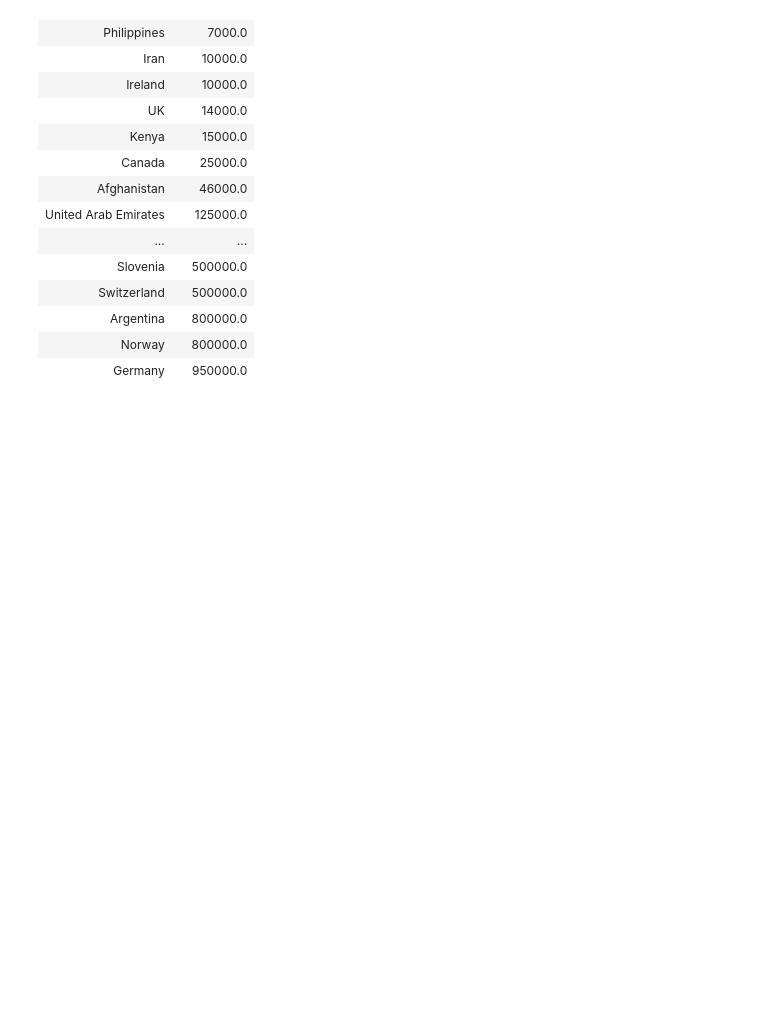
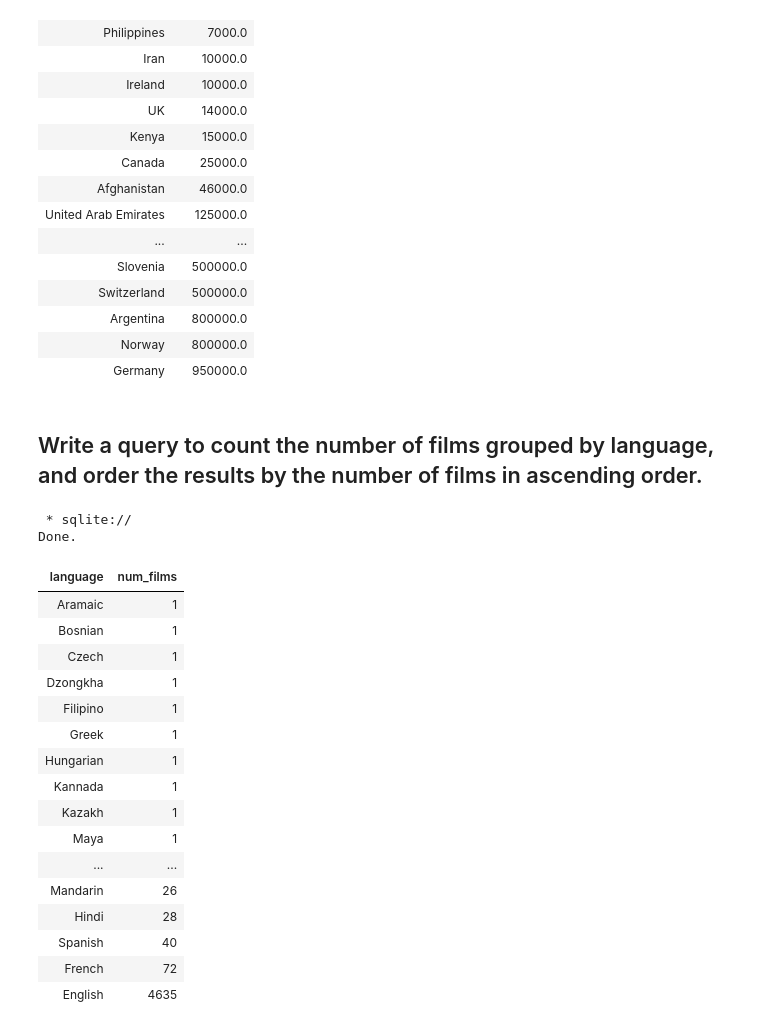
Before and after one commit to UznetDev/Data-science-home-work, a Jupyter notebook: 20_Avg_2024_home_work.ipynb, the cells around one changed output. Saved outputs shown, nothing was run; the diff lists cells and outputs as text; code cells hidden in the pictures; blank space fills up the shorter version.

```diff
--- a/20_Avg_2024_home_work.ipynb
+++ b/20_Avg_2024_home_work.ipynb
@@ -313,3 +313,31 @@ Done.
 | Argentina | 800000.0 |
 | Norway | 800000.0 |
 | Germany | 950000.0 |
+# %% [markdown]
+## Write a query to count the number of films grouped by language, and order the results by the number of films in ascending order.
+# %%
+%%sql
+SELECT language, COUNT(*) AS num_films
+FROM films
+GROUP BY language
+ORDER BY num_films ASC;
+# %% [output]
+ * sqlite://
+Done.
+| language | num_films |
+| Aramaic | 1 |
+| Bosnian | 1 |
+| Czech | 1 |
+| Dzongkha | 1 |
+| Filipino | 1 |
+| Greek | 1 |
+| Hungarian | 1 |
+| Kannada | 1 |
+| Kazakh | 1 |
+| Maya | 1 |
+| ... | ... |
+| Mandarin | 26 |
+| Hindi | 28 |
+| Spanish | 40 |
+| French | 72 |
+| English | 4635 |
```
